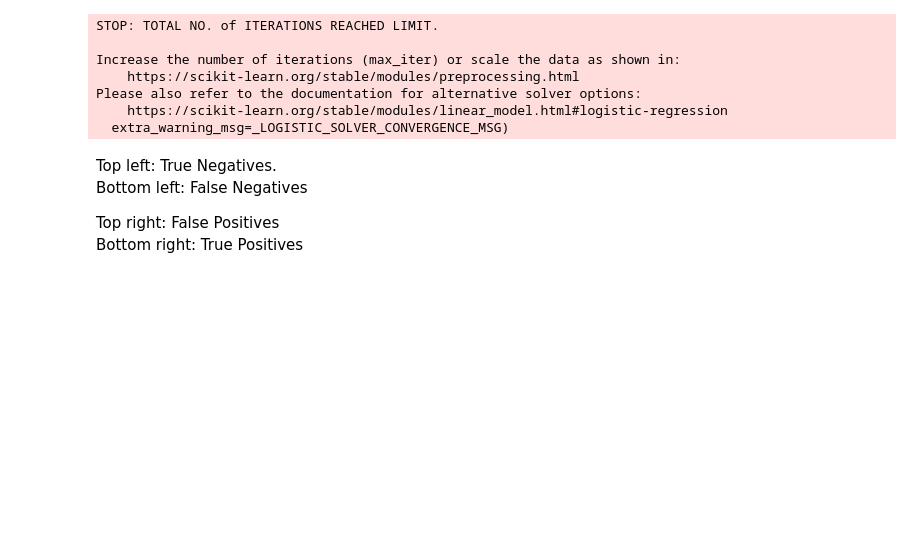
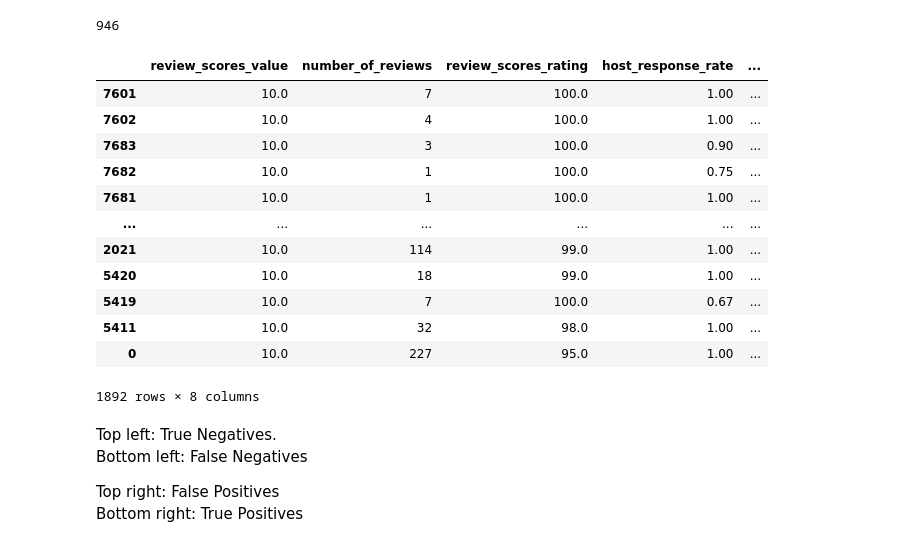
Before and after one commit to ErnestKz/College, a Jupyter notebook: MachineLearning/GroupProject/DataAnalysis.ipynb, the cells around one changed output. Saved outputs shown, nothing was run; the diff lists cells and outputs as text; code cells hidden in the pictures; blank space fills up the shorter version.

```diff
--- a/MachineLearning/GroupProject/DataAnalysis.ipynb
+++ b/MachineLearning/GroupProject/DataAnalysis.ipynb
@@ -53,11 +42,0 @@ X
-# %%
-from sklearn.linear_model import LogisticRegression
-modelLogReg = LogisticRegression(penalty='l2', solver='lbfgs', C=5, max_iter=1000).fit(X, y)
-# %% [output]
-STOP: TOTAL NO. of ITERATIONS REACHED LIMIT.
-
-Increase the number of iterations (max_iter) or scale the data as shown in:
-    https://scikit-learn.org/stable/modules/preprocessing.html
-Please also refer to the documentation for alternative solver options:
-    https://scikit-learn.org/stable/modules/linear_model.html#logistic-regression
-  extra_warning_msg=_LOGISTIC_SOLVER_CONVERGENCE_MSG)
@@ -63,0 +51,20 @@ Please also refer to the documentation for alternative solver options:
+# %%
+y.sum()
+# %% [output]
+946
+# %%
+X
+# %% [output]
+|  | review_scores_value | number_of_reviews | review_scores_rating | host_response_rate | ... |
+| 7601 | 10.0 | 7 | 100.0 | 1.00 | ... |
+| 7602 | 10.0 | 4 | 100.0 | 1.00 | ... |
+| 7683 | 10.0 | 3 | 100.0 | 0.90 | ... |
+| 7682 | 10.0 | 1 | 100.0 | 0.75 | ... |
+| 7681 | 10.0 | 1 | 100.0 | 1.00 | ... |
+| ... | ... | ... | ... | ... | ... |
+| 2021 | 10.0 | 114 | 99.0 | 1.00 | ... |
+| 5420 | 10.0 | 18 | 99.0 | 1.00 | ... |
+| 5419 | 10.0 | 7 | 100.0 | 0.67 | ... |
+| 5411 | 10.0 | 32 | 98.0 | 1.00 | ... |
+| 0 | 10.0 | 227 | 95.0 | 1.00 | ... |
+1892 rows × 8 columns
```
Also changed, not shown: parts of 13 cells of this notebook.
